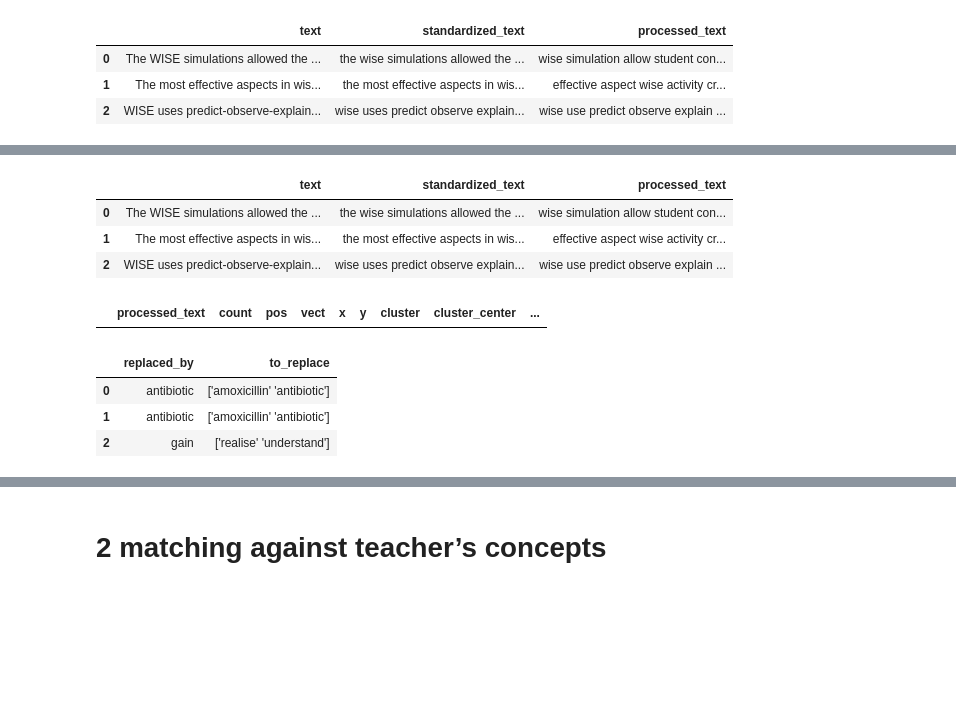
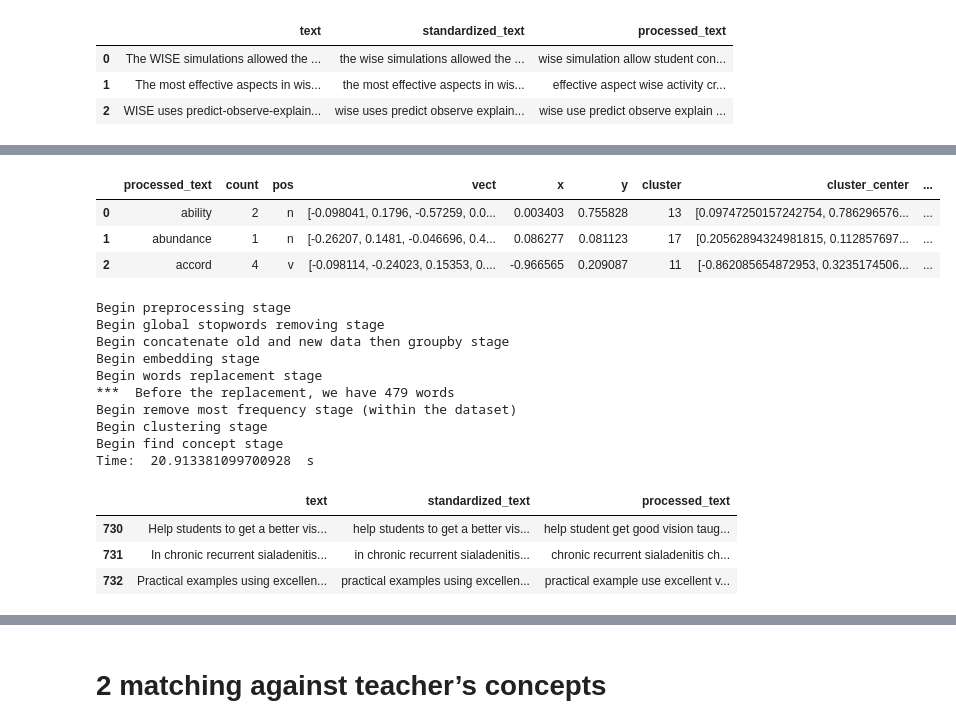
Before and after one commit to cescnghia/ResponseClustering, a Jupyter notebook: Run.ipynb, the cells around one changed output, grey strips where cells are left out. Drawn from its saved outputs; the diff is of its cells as text; code cells hidden in the pictures; blank space fills up the shorter version.

```diff
--- a/Run.ipynb
+++ b/Run.ipynb
@@ -13,8 +13,8 @@ now = time.time()
 
 "Fasttext: download pre-trained model at https://fasttext.cc/docs/en/crawl-vectors.html"
 
-#fasttext = gensim.models.KeyedVectors.load_word2vec_format("/Users/Cescnghia/Documents/dataset/wiki.en/wiki.en.vec")
-fasttext = gensim.models.KeyedVectors.load_word2vec_format("data/wiki.en/wiki.en.vec")
+fasttext = gensim.models.KeyedVectors.load_word2vec_format("/Users/Cescnghia/Documents/dataset/wiki.en/wiki.en.vec")
+#fasttext = gensim.models.KeyedVectors.load_word2vec_format("data/wiki.en/wiki.en.vec")
 
 
 """
@@ -76,0 +38,5 @@ It took 1.4669286489486695 mins to load 2 pretrained models
+# %%
+dataframe = pd.read_csv(PATH_TO_DATA)
+DATA_INITIAL = dataframe[:400]['text']
+DATA_UPDATED = dataframe[400:]['text']
+dataframe.head()
@@ -76,0 +50,15 @@ It took 1.4669286489486695 mins to load 2 pretrained models
+# %%
+PATH_TO_STOPWORD       = "data/english_most_frequency.csv"
+english_most_5000_frequency = pd.read_csv(PATH_TO_STOPWORD,sep = ',', encoding = "ISO-8859-1")
+STOPWORDS = [x for x in english_most_5000_frequency['Word']]
+NB_CLUSTER = 40
+THRESHOLD_REPLACEMENT = 0.7
+THRESHOLD_TAKEOUT = 50
+SEED = 9016891
+# %%
+now = time.time()
+
+a, b, c = get_dashboard(DATA_INITIAL,
+                'text', fasttext, STOPWORDS, NB_CLUSTER, THRESHOLD_REPLACEMENT, SEED, cutoff=False, threshold_takeout=None)
+
+print('Running time: ', time.time()-now,' s')
@@ -128,19 +95,7 @@ It took 1.4253636360168458 mins to load 2 pretrained models
 # %%
-pd.read_csv(PATH_TO_PROCESSED_TEXT).head(3)
+c.head(3)
 # %% [output]
-|  | text | standardized_text | processed_text |
-| 0 | The WISE simulations allowed the ... | the wise simulations allowed the ... | wise simulation allow student con... |
-| 1 | The most effective aspects in wis... | the most effective aspects in wis... | effective aspect wise activity cr... |
-| 2 | WISE uses predict-observe-explain... | wise uses predict observe explain... | wise use predict observe explain ... |
+|  | processed_text | count | pos | vect | x | y | cluster | cluster_center | ... |
+| 0 | ability | 2 | n | [-0.098041, 0.1796, -0.57259, 0.0... | 0.003403 | 0.755828 | 13 | [0.09747250157242754, 0.786296576... | ... |
+| 1 | abundance | 1 | n | [-0.26207, 0.1481, -0.046696, 0.4... | 0.086277 | 0.081123 | 17 | [0.20562894324981815, 0.112857697... | ... |
+| 2 | accord | 4 | v | [-0.098114, -0.24023, 0.15353, 0.... | -0.966565 | 0.209087 | 11 | [-0.862085654872953, 0.3235174506... | ... |
-# %%
-normalised_df = pd.read_csv(PATH_TO_DASHBOARD_B).head(7)
-normalised_df[normalised_df['cluster']==7]
-# %% [output]
-|  | processed_text | count | pos | vect | x | y | cluster | cluster_center | ... |
-# %%
-pd.read_csv(PATH_TO_REPLACEMENT).head(3)
-# %% [output]
-|  | replaced_by | to_replace |
-| 0 | antibiotic | ['amoxicillin' 'antibiotic'] |
-| 1 | antibiotic | ['amoxicillin' 'antibiotic'] |
-| 2 | gain | ['realise' 'understand'] |
@@ -148,0 +102,28 @@ zoom_cluster(PATH_TO_DASHBOARD_B, 7, PATH_ZOOM_CLUSTER)
+# %%
+now = time.time()
+a_, b_, c_ = update_dashboard(DATA_UPDATED,
+                       'text',
+                       a,
+                       b,
+                       c,
+                       fasttext, STOPWORDS, NB_CLUSTER, THRESHOLD_REPLACEMENT, SEED, cutoff=False, threshold_takeout=None)
+
+print('Time: ', time.time()-now,' s')
+# %% [output]
+Begin preprocessing stage
+Begin global stopwords removing stage
+Begin concatenate old and new data then groupby stage
+Begin embedding stage
+Begin words replacement stage
+***  Before the replacement, we have 479 words
+Begin remove most frequency stage (within the dataset)
+Begin clustering stage
+Begin find concept stage
+Time:  20.913381099700928  s
+# %%
+a_.tail(3)
+# %% [output]
+|  | text | standardized_text | processed_text |
+| 730 | Help students to get a better vis... | help students to get a better vis... | help student get good vision taug... |
+| 731 | In chronic recurrent sialadenitis... | in chronic recurrent sialadenitis... | chronic recurrent sialadenitis ch... |
+| 732 | Practical examples using excellen... | practical examples using excellen... | practical example use excellent v... |
```
Also changed, not shown: parts of 24 cells of this notebook, 3 other files.
